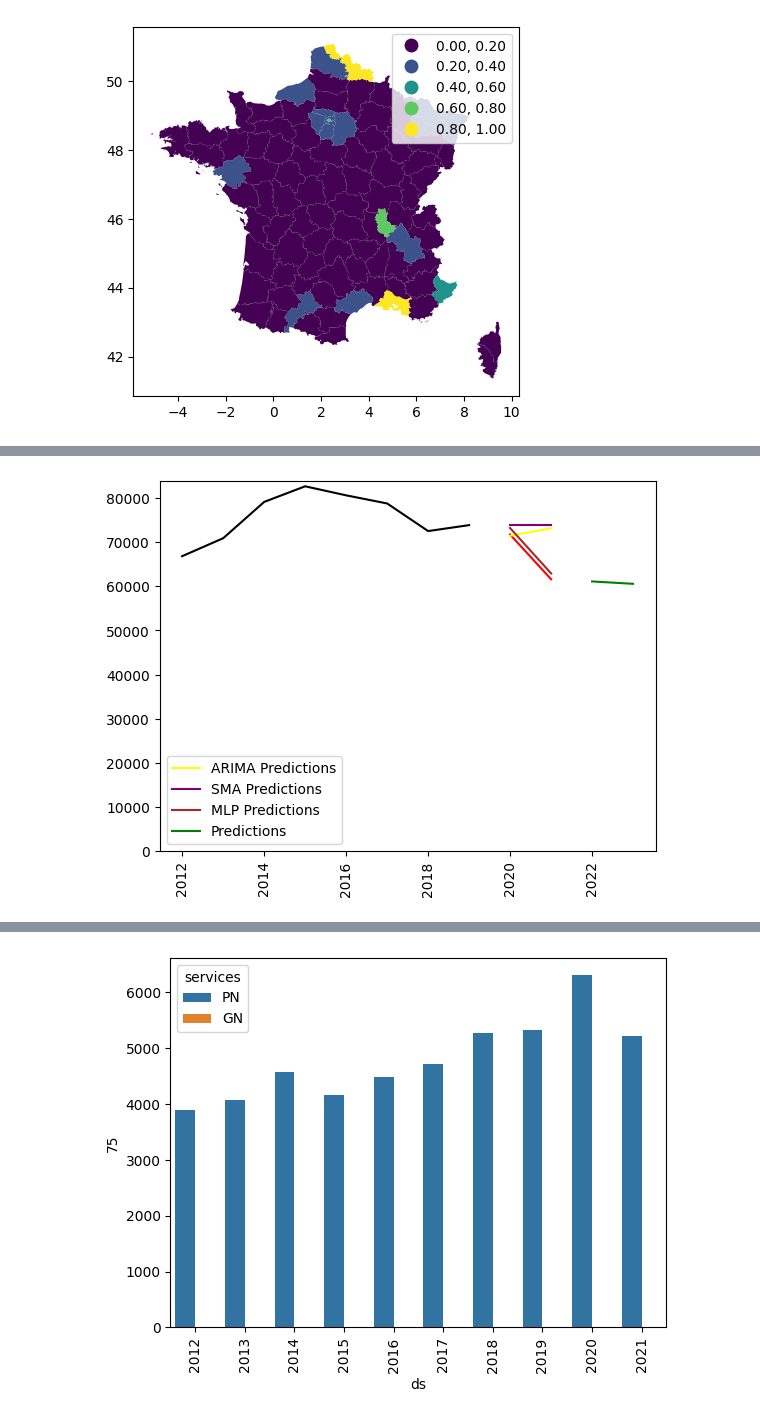
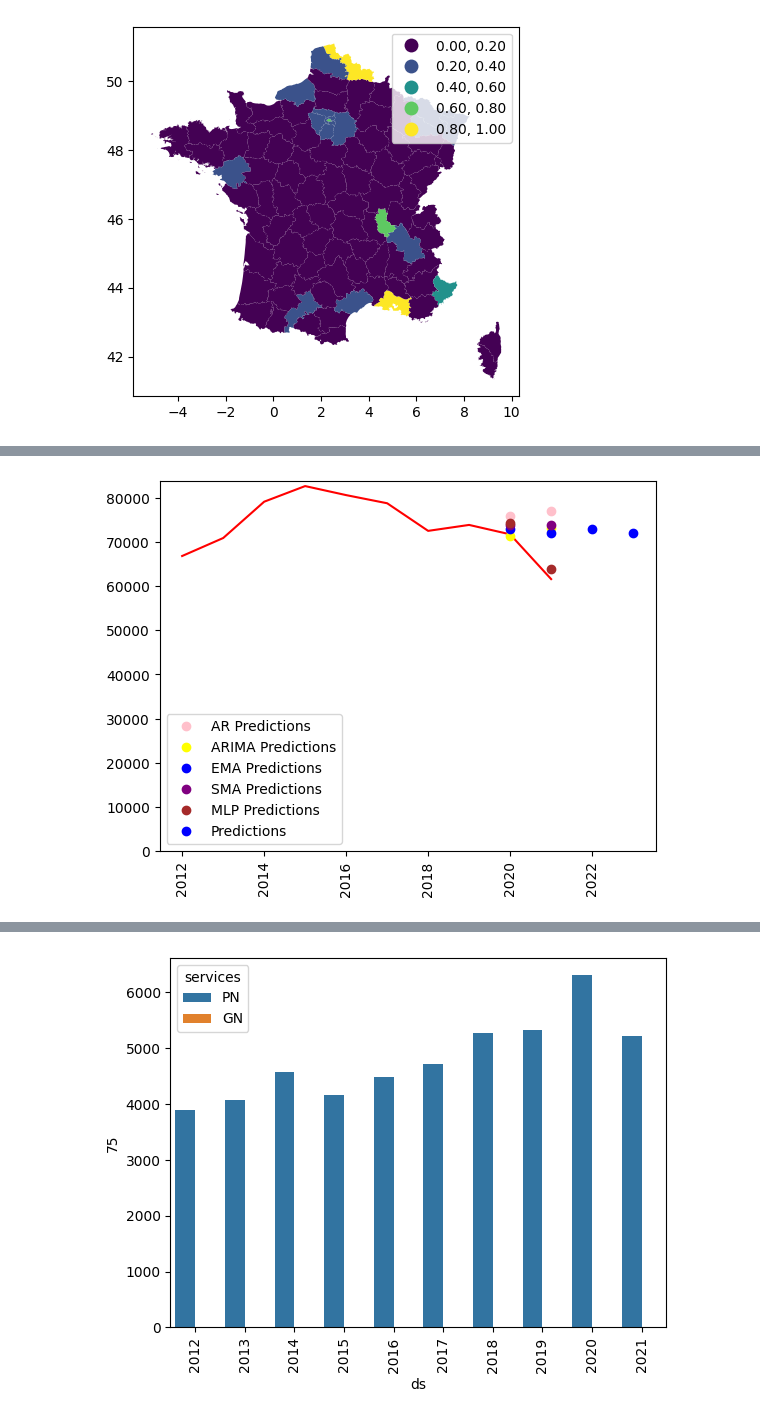
Before and after one commit to LoicLeguille/crimes-delits, a Jupyter notebook: main.ipynb, the cells around one changed output, grey strips where cells are left out. Drawn from its saved outputs; the diff is of its cells as text; code cells hidden in the pictures.

Commit message:
added AR model and territorial predictions

```diff
--- a/main.ipynb
+++ b/main.ipynb
@@ -137,13 +137,18 @@ df_test = df_PN[df_PN.index >= Constant.TRAIN_TEST_SPLIT_YEAR]
 warnings.filterwarnings("ignore")
 # %%
 # plot existing data
-plt.plot(df_train.index, df_train['y'], color="black")
-plt.plot(df_test.index, df_test['y'], color="red")
+plt.plot(df_PN.index,df_PN['y'],color='red')
+#plt.plot(df_train.index, df_train['y'], color="black")
+#plt.plot(df_test.index, df_test['y'], color="red")
 plt.xticks(rotation=90)
 
 y = df_train['y'].astype(int)
 arima_model = ARIMA(y, order = (3, 2, 2))
 arima_model = arima_model.fit()
+
+# AR Model
+ar_model = AutoReg(df_train['y'].astype(int), 1).fit()
+y_pred_ar = ar_model.forecast(len(df_test))
 
 # ARIMA Predictions
 y_pred_arima = arima_model.get_forecast(len(df_test.index))
@@ -164,18 +169,23 @@ mlp_model.fit(df_train.drop(['services'], axis=1), df_PN.loc['2013': Constant.TR
 y_pred_mlp = mlp_model.predict(df_test.drop(['services'], axis=1))
 
 # plot predictions
-plt.plot(df_test.index, y_pred_df_arima["Predictions"] , color='Yellow', label='ARIMA Predictions')
-plt.plot(df_test.index, y_pred_sma, color='purple', label='SMA Predictions')
-plt.plot(df_test.index, y_pred_mlp, color='brown', label='MLP Predictions')
+plt.plot(df_test.index, y_pred_ar ,'o', color='pink', label='AR Predictions')
+plt.plot(df_test.index, y_pred_df_arima["Predictions"] ,'o', color='Yellow', label='ARIMA Predictions')
+plt.plot(df_test.index, y_pred_ema,'o', color='blue', label='EMA Predictions')
+plt.plot(df_test.index, y_pred_sma,'o', color='purple', label='SMA Predictions')
+plt.plot(df_test.index, y_pred_mlp,'o', color='brown', label='MLP Predictions')
 
-ema_model = ExponentialSmoothing(df_PN['y'].astype(int), trend='add', damped_trend=True).fit()
-y_pred_ema = ema_model.forecast(2)
-plt.plot(pd.date_range('2022', freq='AS', periods=2), y_pred_ema, color='green', label='Predictions')
+# ema_model = ExponentialSmoothing(df_PN['y'].astype(int), trend='add', damped_trend=True).fit()
+# y_pred_ema = ema_model.forecast(1)
+plt.plot(pd.date_range('2022', freq='AS', periods=2), ema_model.forecast(2), 'o', color='blue', label='Predictions')
 
 plt.legend()
 plt.ylim(0,)
 
 # metrics
+ar_rmse = np.sqrt(mean_squared_error(df_test["y"].values, y_pred_ar))
+r2_ar = r2_score(df_test["y"].values, y_pred_ar)
+
 arma_rmse = np.sqrt(mean_squared_error(df_test["y"].values, y_pred_df_arima["Predictions"]))
 r2_arma = r2_score(df_test["y"].values, y_pred_df_arima["Predictions"])
 
@@ -188,6 +198,7 @@ r2_ema = r2_score(df_test["y"].values, y_pred_ema)
 mlp_rmse = np.sqrt(mean_squared_error(df_test["y"].values, y_pred_mlp))
 r2_mlp = r2_score(df_test["y"].values, y_pred_mlp)
 
+log.info("AR RMSE: %s, AR R²: %s", ar_rmse, r2_ar)
 log.info("ARIMA RMSE: %s, ARIMA R²: %s", arma_rmse, r2_arma)
 log.info("SMA RMSE: %s, SMA R²: %s", sma_rmse, r2_sma)
 log.info("EMA RMSE: %s, EMA R²: %s", ema_rmse, r2_ema)
@@ -200,4 +212,4 @@ log.info("MLP RMSE: %s, MLP R²: %s", mlp_rmse, r2_mlp)
-[figure, old version]
+[figure, new version]
 # %%
 # Cross validation for MLP Model
 X = df_train.drop(['services', 'y'], axis=1)
```
Also changed, not shown: parts of 8 cells of this notebook, 1 other file.
